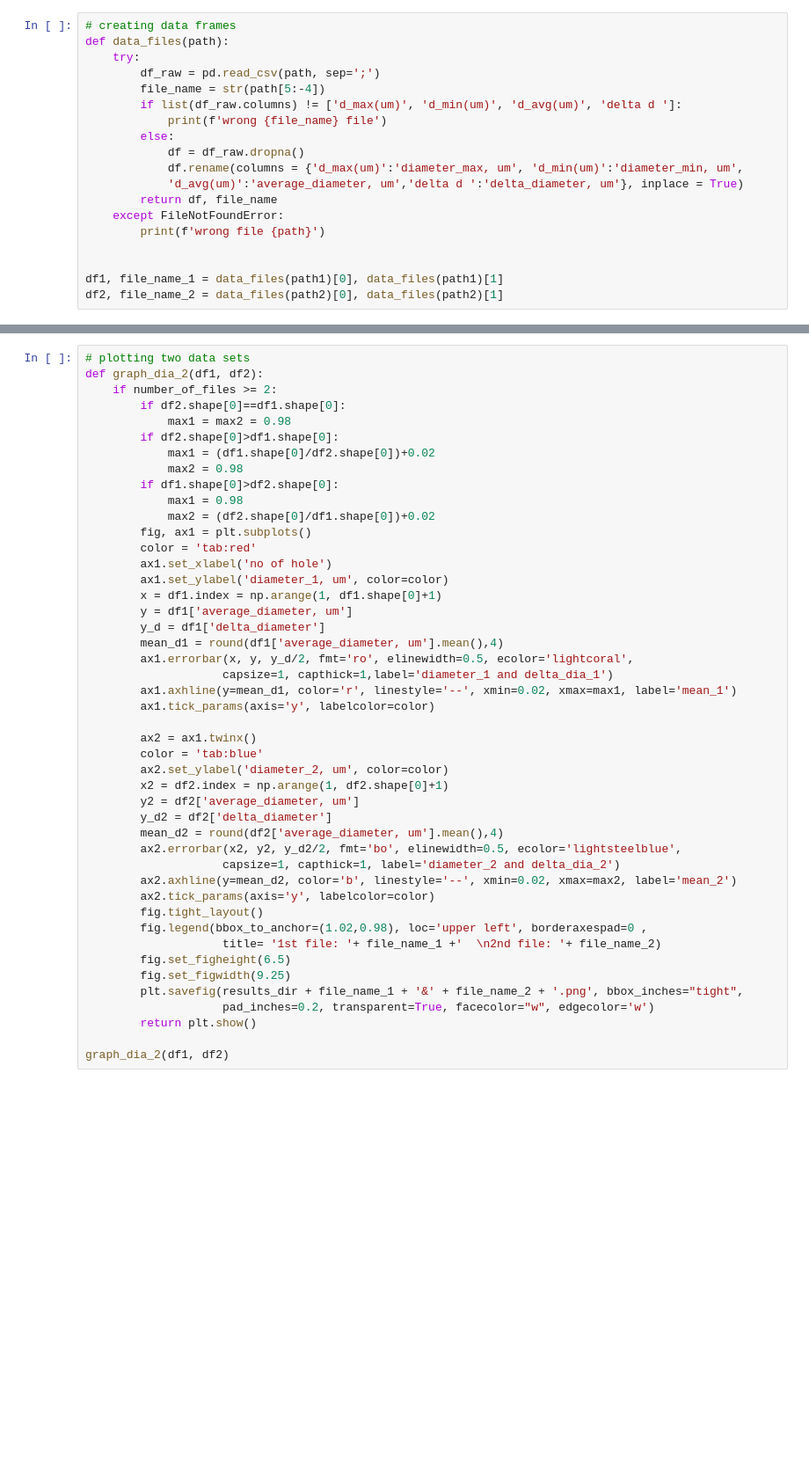
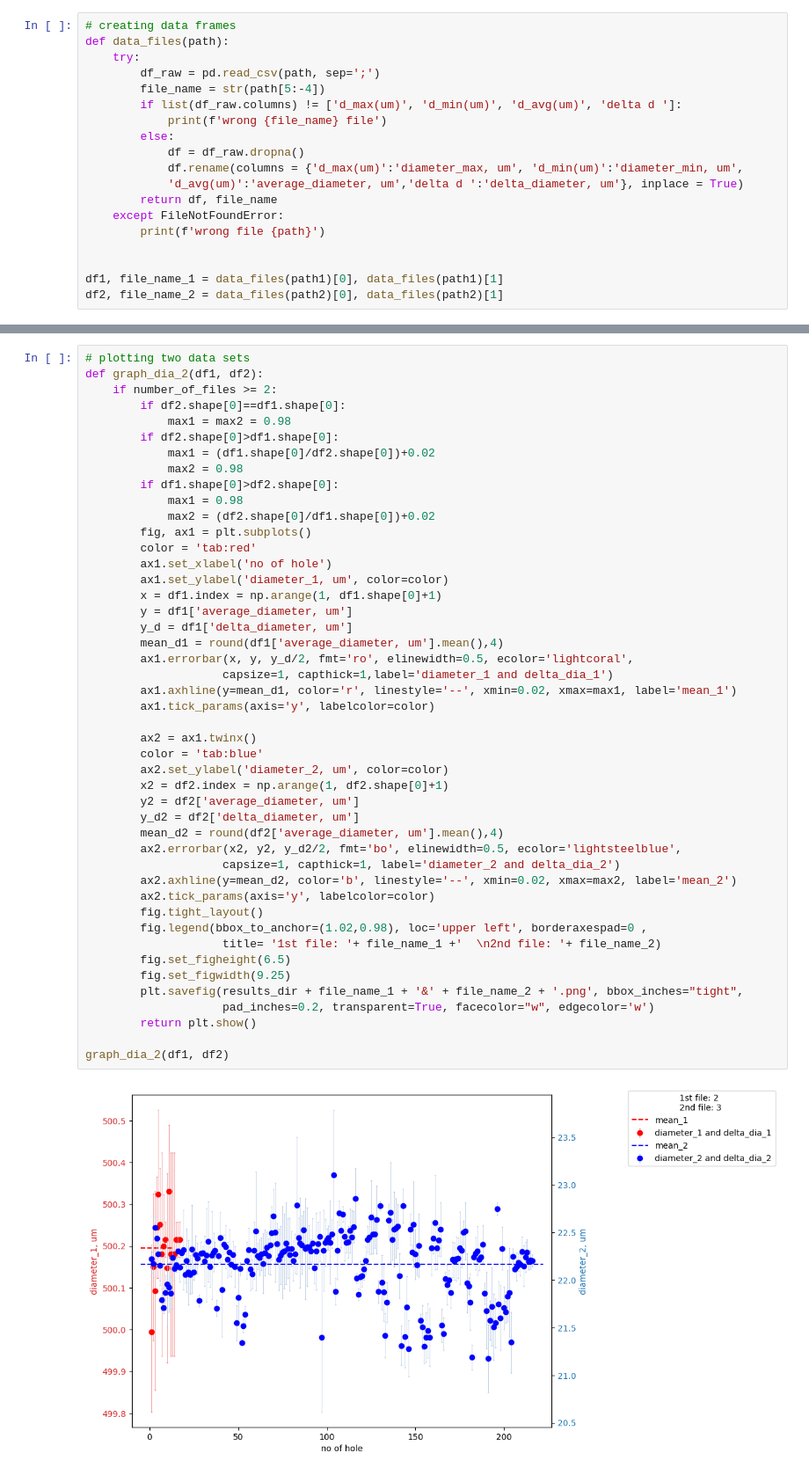
Before and after one commit to uktukt/Final_Project_SheGoesTech_22, a Jupyter notebook: nb_for_analysis_of_hole_diameters.ipynb, the cells around one changed output, grey strips where cells are left out. Shown at 88% size. Cells and saved outputs as stored; diff of their text form; blank space fills up the shorter version.

```diff
--- a/nb_for_analysis_of_hole_diameters.ipynb
+++ b/nb_for_analysis_of_hole_diameters.ipynb
@@ -128,35 +150,37 @@ def graph_dia_2(df1, df2):
         ax1.set_xlabel('no of hole')
         ax1.set_ylabel('diameter_1, um', color=color)
         x = df1.index = np.arange(1, df1.shape[0]+1)
         y = df1['average_diameter, um']
-        y_d = df1['delta_diameter']
+        y_d = df1['delta_diameter, um']
         mean_d1 = round(df1['average_diameter, um'].mean(),4)
         ax1.errorbar(x, y, y_d/2, fmt='ro', elinewidth=0.5, ecolor='lightcoral',
                     capsize=1, capthick=1,label='diameter_1 and delta_dia_1')
         ax1.axhline(y=mean_d1, color='r', linestyle='--', xmin=0.02, xmax=max1, label='mean_1')
         ax1.tick_params(axis='y', labelcolor=color)
 
         ax2 = ax1.twinx()
         color = 'tab:blue'
         ax2.set_ylabel('diameter_2, um', color=color)
         x2 = df2.index = np.arange(1, df2.shape[0]+1)
         y2 = df2['average_diameter, um']
-        y_d2 = df2['delta_diameter']
+        y_d2 = df2['delta_diameter, um']
         mean_d2 = round(df2['average_diameter, um'].mean(),4)
         ax2.errorbar(x2, y2, y_d2/2, fmt='bo', elinewidth=0.5, ecolor='lightsteelblue',
                     capsize=1, capthick=1, label='diameter_2 and delta_dia_2')
         ax2.axhline(y=mean_d2, color='b', linestyle='--', xmin=0.02, xmax=max2, label='mean_2')
         ax2.tick_params(axis='y', labelcolor=color)
         fig.tight_layout()
         fig.legend(bbox_to_anchor=(1.02,0.98), loc='upper left', borderaxespad=0 ,
                     title= '1st file: '+ file_name_1 +'  \n2nd file: '+ file_name_2)
         fig.set_figheight(6.5)
         fig.set_figwidth(9.25)
         plt.savefig(results_dir + file_name_1 + '&' + file_name_2 + '.png', bbox_inches="tight",
                     pad_inches=0.2, transparent=True, facecolor="w", edgecolor='w')
         return plt.show()
 
 graph_dia_2(df1, df2)
+# %% [output]
+[figure, added]
 # %%
 # save all graphs to .pdf file
 def graphs_pdf(report = True, title_page = True):
```
Also changed, not shown: parts of 9 cells of this notebook, 4 other files.
